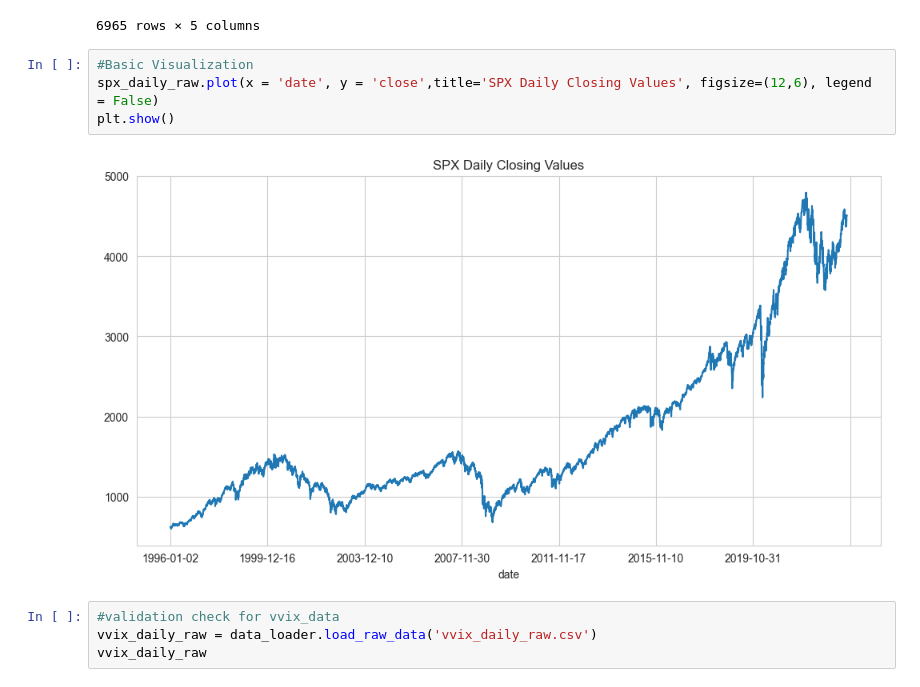
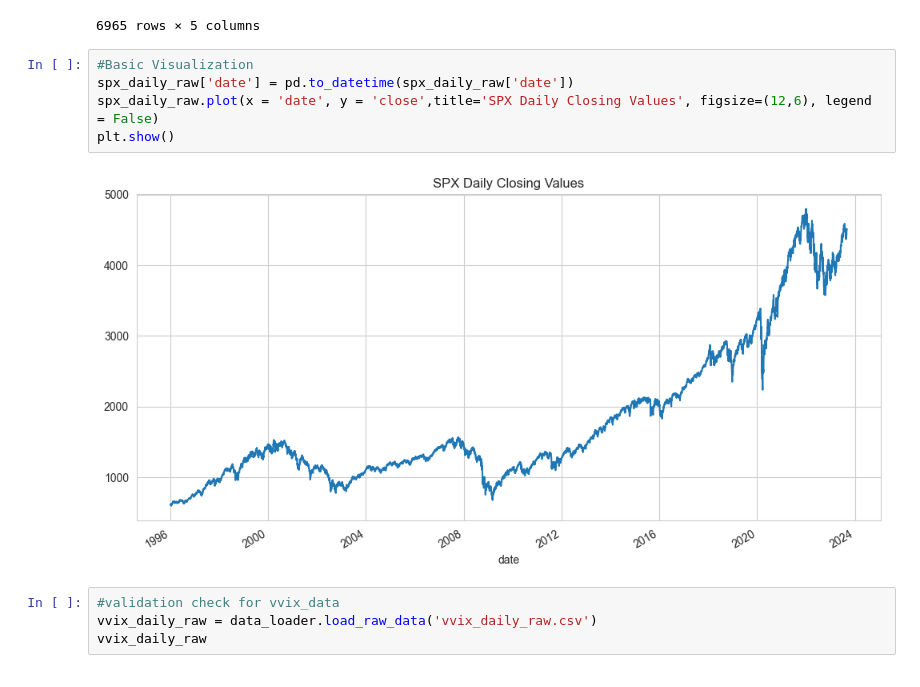
Before and after one commit to Pustak-007/ml_risk_overlay, a Jupyter notebook: Notebooks/01_Data_Acquisition_and_EDA.ipynb, the cells around one changed output. Saved outputs shown, nothing was run; the diff lists cells and outputs as text.

```diff
--- a/Notebooks/01_Data_Acquisition_and_EDA.ipynb
+++ b/Notebooks/01_Data_Acquisition_and_EDA.ipynb
@@ -102,10 +119,11 @@ spx_daily_raw
 6965 rows × 5 columns
 # %%
 #Basic Visualization
+spx_daily_raw['date'] = pd.to_datetime(spx_daily_raw['date'])
 spx_daily_raw.plot(x = 'date', y = 'close',title='SPX Daily Closing Values', figsize=(12,6), legend = False)
 plt.show()
 # %% [output]
-[figure, old version]
+[figure, new version]
 # %%
 #validation check for vvix_data
 vvix_daily_raw = data_loader.load_raw_data('vvix_daily_raw.csv')
```
Also changed, not shown: parts of 23 cells of this notebook.
